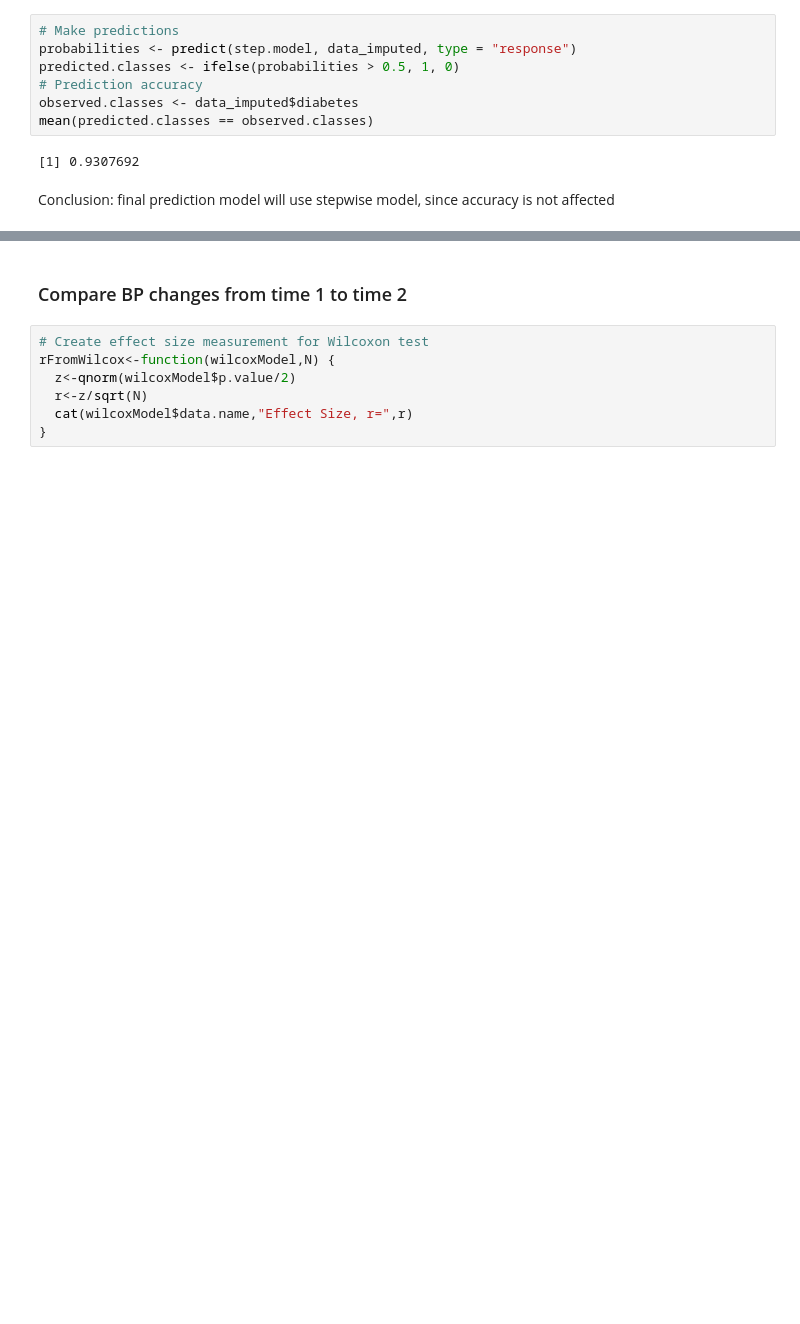
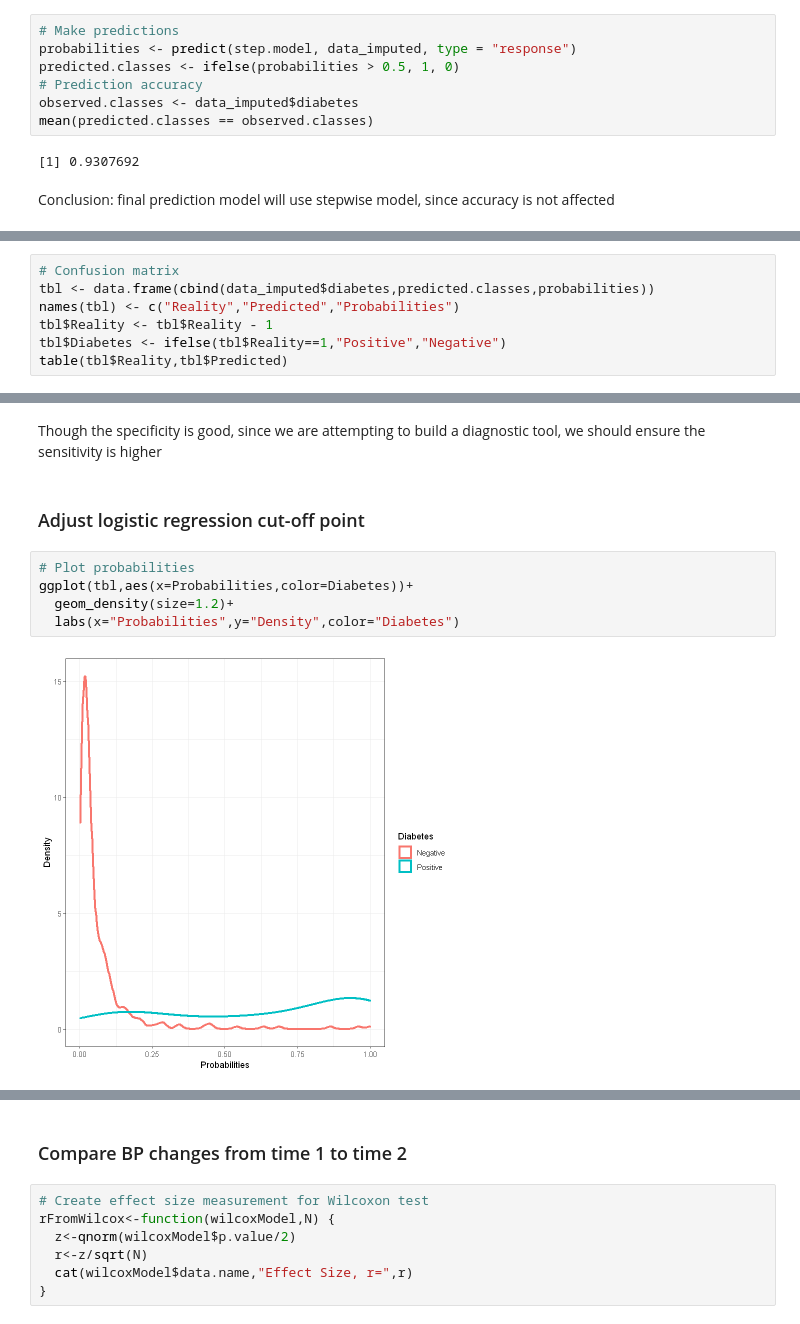
Before and after one commit to abbybenecke/analysis-projects, a Jupyter notebook: Diabetes_stats.ipynb, the cells around one changed output, grey strips where cells are left out. Saved outputs shown, nothing was run; the diff lists cells and outputs as text; blank space fills up the shorter version.

Commit message:
Update with sensitivity and specificity analysis

```diff
--- a/Diabetes_stats.ipynb
+++ b/Diabetes_stats.ipynb
@@ -256,0 +241,7 @@ Conclusion: final prediction model will use stepwise model, since accuracy is no
+# %%
+# Confusion matrix
+tbl <- data.frame(cbind(data_imputed$diabetes,predicted.classes,probabilities))
+names(tbl) <- c("Reality","Predicted","Probabilities")
+tbl$Reality <- tbl$Reality - 1
+tbl$Diabetes <- ifelse(tbl$Reality==1,"Positive","Negative")
+table(tbl$Reality,tbl$Predicted)
@@ -256,0 +266,11 @@ Conclusion: final prediction model will use stepwise model, since accuracy is no
+# %% [markdown]
+Though the specificity is good, since we are attempting to build a diagnostic tool, we should ensure the sensitivity is higher
+# %% [markdown]
+### Adjust logistic regression cut-off point
+# %%
+# Plot probabilities
+ggplot(tbl,aes(x=Probabilities,color=Diabetes))+
+  geom_density(size=1.2)+
+  labs(x="Probabilities",y="Density",color="Diabetes")
+# %% [output]
+[figure, added]
```
Also changed, not shown: parts of 13 cells of this notebook.
